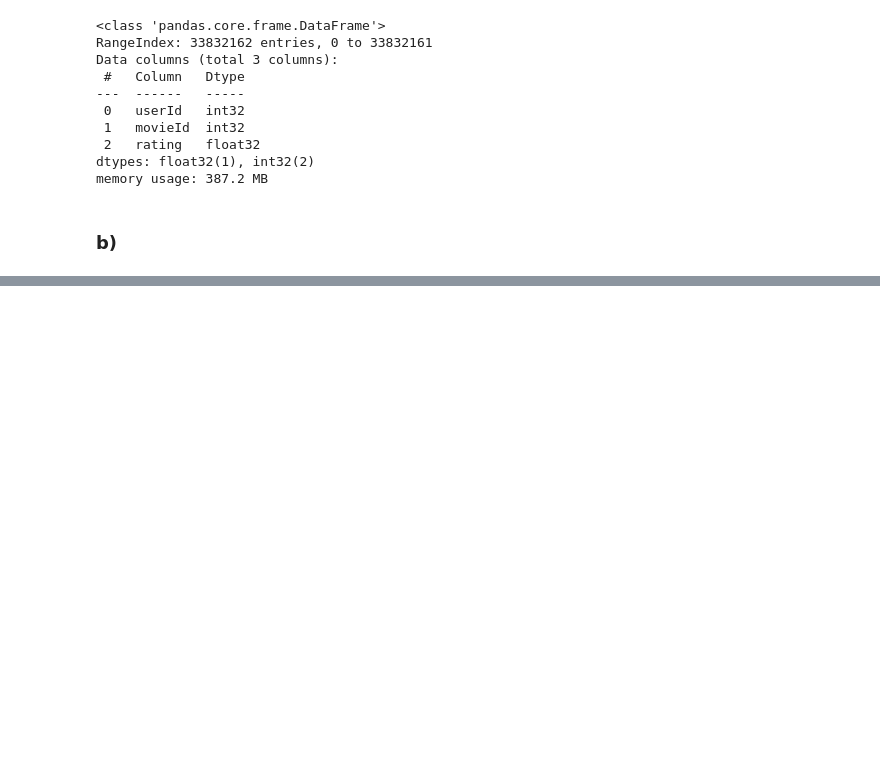
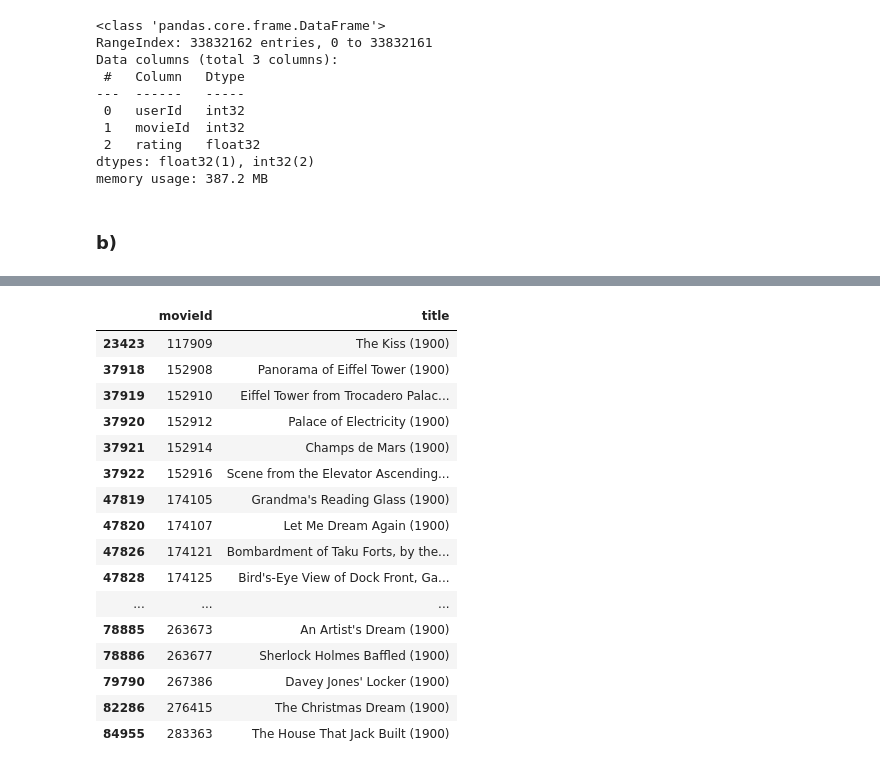
Before and after one commit to LordOfTurtles/AI-Erik-Johansson-OPA23, a Jupyter notebook: labs/labb1.ipynb, the cells around one changed output, grey strips where cells are left out. Drawn from its saved outputs; the diff is of its cells as text; code cells hidden in the pictures; blank space fills up the shorter version.

```diff
--- a/labs/labb1.ipynb
+++ b/labs/labb1.ipynb
@@ -84,0 +162,20 @@ df_movies[df_movies["movieId"] == 318]
+# %%
+df_movies[df_movies["title"].str.contains(f"({1900})", regex=False)]
+# %% [output]
+|  | movieId | title |
+| 23423 | 117909 | The Kiss (1900) |
+| 37918 | 152908 | Panorama of Eiffel Tower (1900) |
+| 37919 | 152910 | Eiffel Tower from Trocadero Palac... |
+| 37920 | 152912 | Palace of Electricity (1900) |
+| 37921 | 152914 | Champs de Mars (1900) |
+| 37922 | 152916 | Scene from the Elevator Ascending... |
+| 47819 | 174105 | Grandma's Reading Glass (1900) |
+| 47820 | 174107 | Let Me Dream Again (1900) |
+| 47826 | 174121 | Bombardment of Taku Forts, by the... |
+| 47828 | 174125 | Bird's-Eye View of Dock Front, Ga... |
+| ... | ... | ... |
+| 78885 | 263673 | An Artist's Dream (1900) |
+| 78886 | 263677 | Sherlock Holmes Baffled (1900) |
+| 79790 | 267386 | Davey Jones' Locker (1900) |
+| 82286 | 276415 | The Christmas Dream (1900) |
+| 84955 | 283363 | The House That Jack Built (1900) |
```
Also changed, not shown: parts of 10 cells of this notebook.
